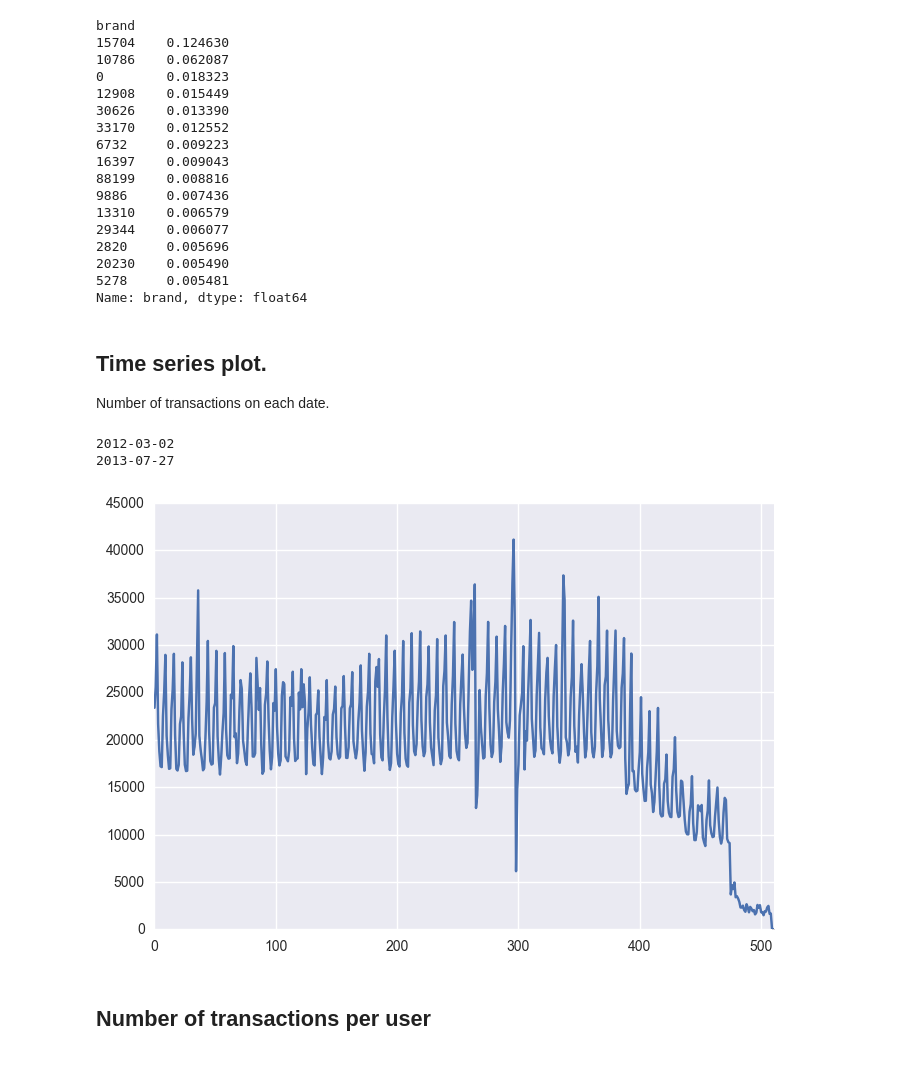
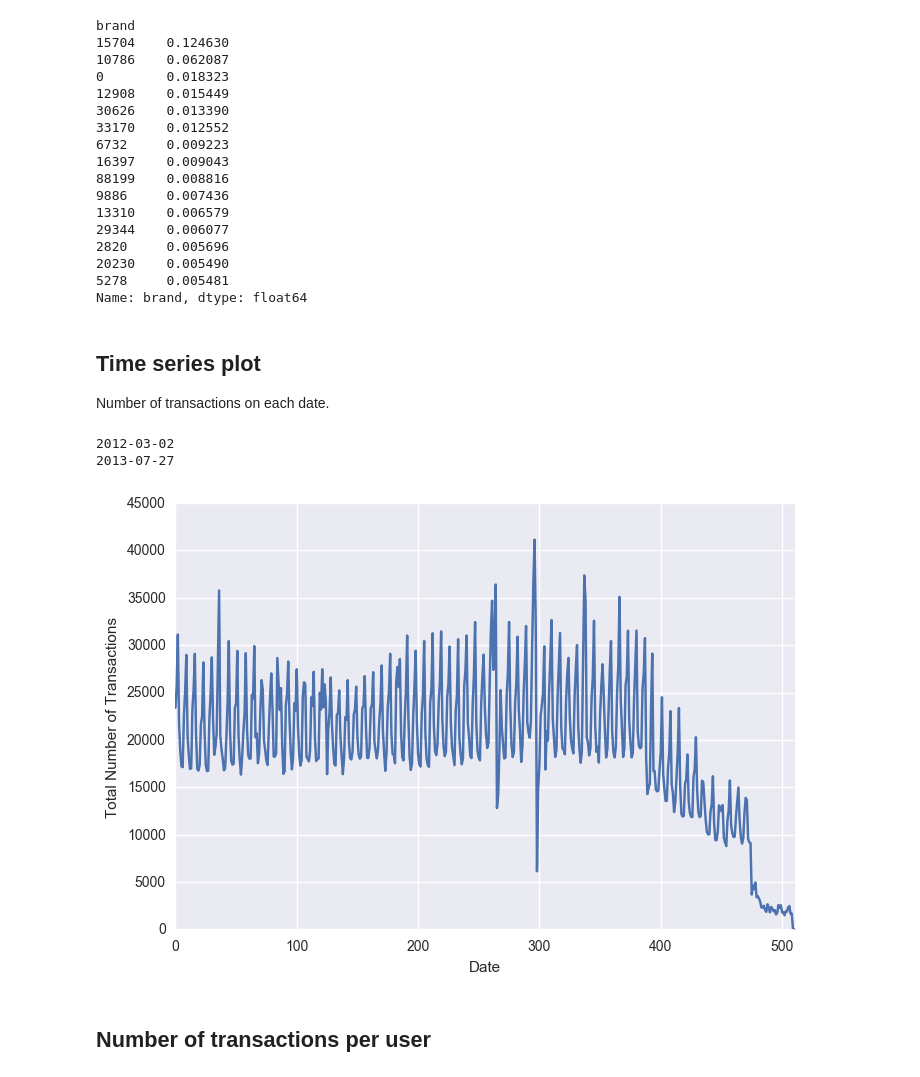
Before and after one commit to shivathudi/spark_rads, a Jupyter notebook: notebooks/EDA.ipynb, the cells around one changed output. Saved outputs shown, nothing was run; the diff lists cells and outputs as text; code cells hidden in the pictures.

```diff
--- a/notebooks/EDA.ipynb
+++ b/notebooks/EDA.ipynb
@@ -181,7 +181,7 @@ brand
 5278     0.005481
 Name: brand, dtype: float64
 # %% [markdown]
-## Time series plot.
+## Time series plot
 Number of transactions on each date.
 # %%
 date_trans_count = chunk1.groupby('date')['date'].count()
@@ -191,11 +191,12 @@ print max(date_trans_count.index)
 # %% [output]
 2012-03-02
 2013-07-27
-# %%
-sns.tsplot(date_trans_count)
-sns.plt.show()
-# %% [output]
-[figure, removed]
+# %%
+ax = sns.tsplot(date_trans_count)
+ax.set(xlabel='Date', ylabel='Total Number of Transactions')
+plt.show()
+# %% [output]
+[figure, added]
 # %% [markdown]
 ## Number of transactions per user
 # %%
```
Also changed, not shown: parts of 35 cells of this notebook.
